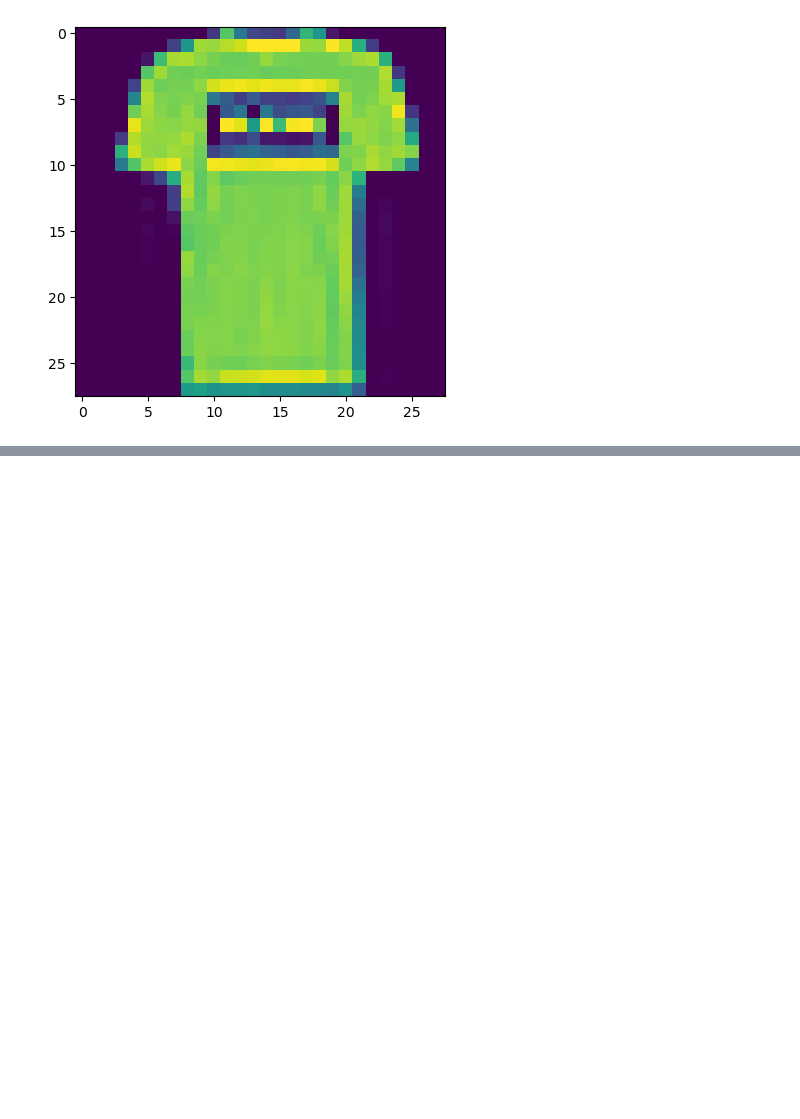
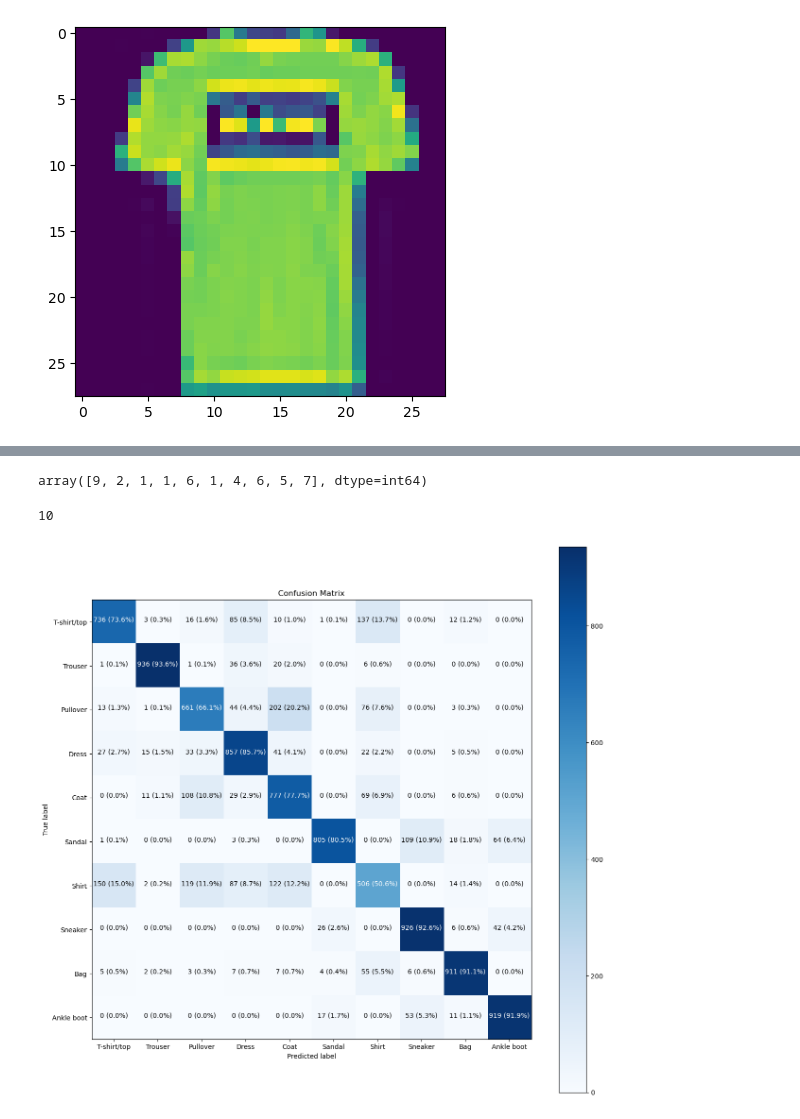
Before and after one commit to Pseudophoenix/Tensorflow-Practice, a Jupyter notebook: tensorflow_ann_multiclass_mnist.ipynb, the cells around one changed output, grey strips where cells are left out. Drawn from its saved outputs; the diff is of its cells as text; code cells hidden in the pictures; blank space fills up the shorter version.

```diff
--- a/tensorflow_ann_multiclass_mnist.ipynb
+++ b/tensorflow_ann_multiclass_mnist.ipynb
@@ -81,0 +300,6 @@ Epoch 10/10
+# %%
+# Make predictions with the most recent model
+y_probs = model_14.predict(test_data) # "probs" is short for probabilities
+
+# View the first 5 predictions
+y_probs[:5]
@@ -81,0 +323,25 @@ Epoch 10/10
+# %%
+# Convert all of the predictions from probabilities to labels
+y_preds = y_probs.argmax(axis=1)
+
+# View the first 10 prediction labels
+y_preds[:10]
+# %% [output]
+array([9, 2, 1, 1, 6, 1, 4, 6, 5, 7], dtype=int64)
+# %%
+class_names = ['T-shirt/top', 'Trouser', 'Pullover', 'Dress', 'Coat',
+               'Sandal', 'Shirt', 'Sneaker', 'Bag', 'Ankle boot']
+
+# How many classes are there (this'll be our output shape)?
+len(class_names)
+# %% [output]
+10
+# %%
+# Make a prettier confusion matrix
+make_confusion_matrix(y_true=test_labels,
+                      y_pred=y_preds,
+                      classes=class_names,
+                      figsize=(15, 15),
+                      text_size=10)
+# %% [output]
+[figure, added]
```
Also changed, not shown: parts of 12 cells of this notebook.
